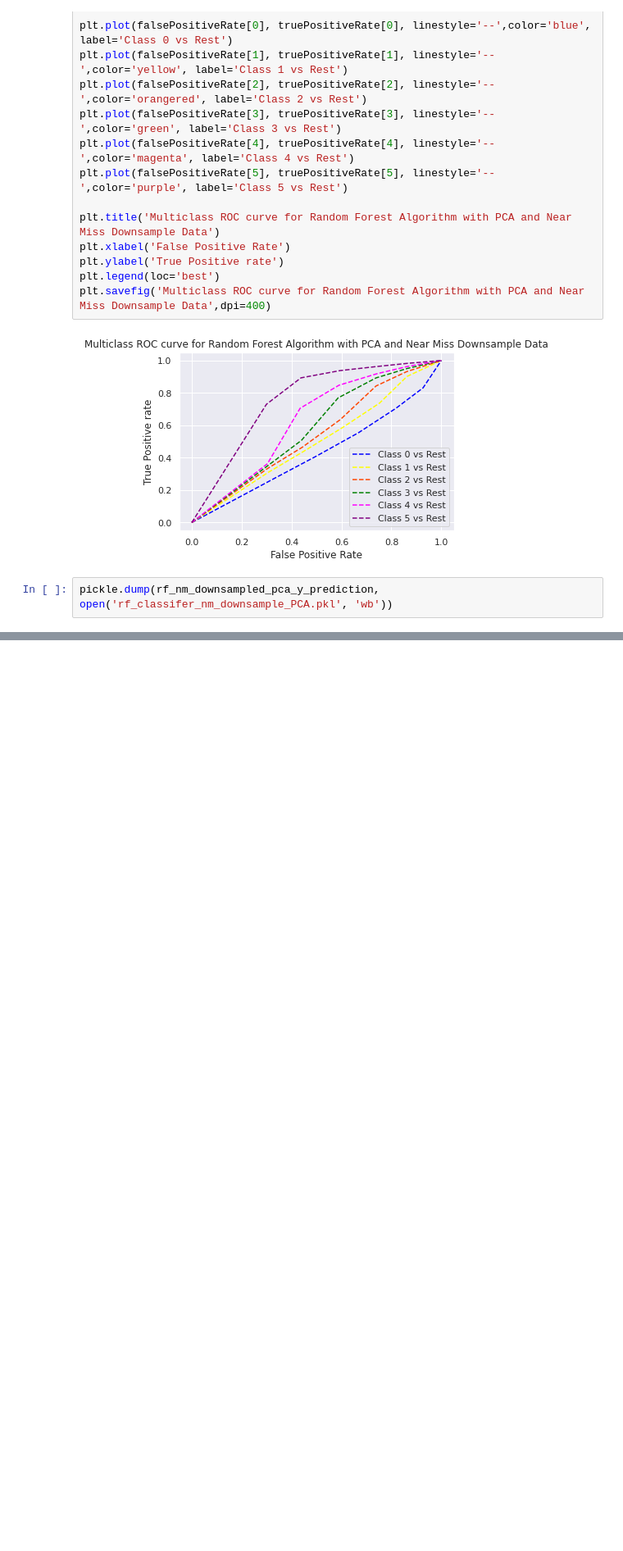
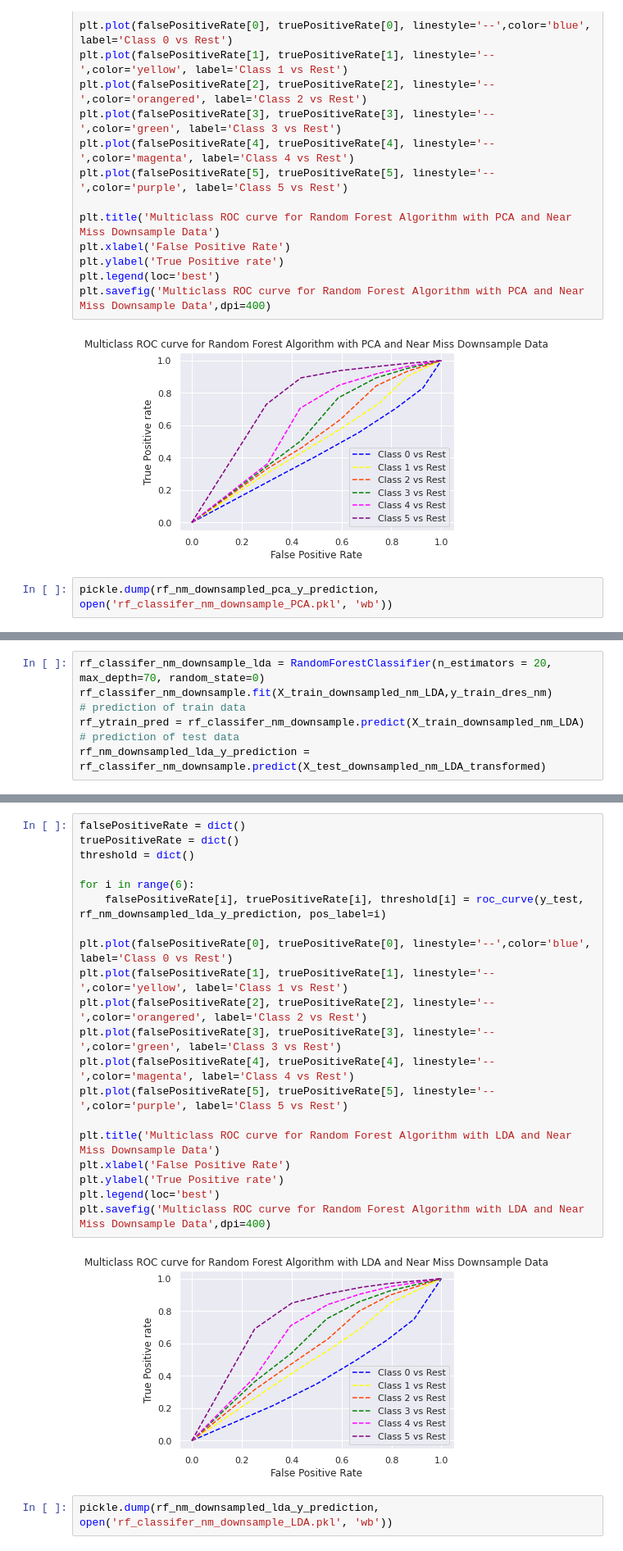
Before and after one commit to rajchoksi1997/CMPE257-Project, a Jupyter notebook: Main_Project.ipynb, the cells around one changed output, grey strips where cells are left out. Shown at 82% size. Saved outputs shown, nothing was run; the diff lists cells and outputs as text; blank space fills up the shorter version.

Commit message:
Adding Random Forest Algorithm with LDA and Near Miss Downsampled Data

```diff
--- a/Main_Project.ipynb
+++ b/Main_Project.ipynb
@@ -1417,0 +1420,7 @@ pickle.dump(rf_nm_downsampled_pca_y_prediction, open('rf_classifer_nm_downsample
+# %%
+rf_classifer_nm_downsample_lda = RandomForestClassifier(n_estimators = 20, max_depth=70, random_state=0)
+rf_classifer_nm_downsample.fit(X_train_downsampled_nm_LDA,y_train_dres_nm)
+# prediction of train data
+rf_ytrain_pred = rf_classifer_nm_downsample.predict(X_train_downsampled_nm_LDA)
+# prediction of test data
+rf_nm_downsampled_lda_y_prediction = rf_classifer_nm_downsample.predict(X_test_downsampled_nm_LDA_transformed)
@@ -1417,0 +1459,24 @@ pickle.dump(rf_nm_downsampled_pca_y_prediction, open('rf_classifer_nm_downsample
+# %%
+falsePositiveRate = dict()
+truePositiveRate = dict()
+threshold = dict()
+
+for i in range(6):
+    falsePositiveRate[i], truePositiveRate[i], threshold[i] = roc_curve(y_test, rf_nm_downsampled_lda_y_prediction, pos_label=i)
+
+plt.plot(falsePositiveRate[0], truePositiveRate[0], linestyle='--',color='blue', label='Class 0 vs Rest')
+plt.plot(falsePositiveRate[1], truePositiveRate[1], linestyle='--',color='yellow', label='Class 1 vs Rest')
+plt.plot(falsePositiveRate[2], truePositiveRate[2], linestyle='--',color='orangered', label='Class 2 vs Rest')
+plt.plot(falsePositiveRate[3], truePositiveRate[3], linestyle='--',color='green', label='Class 3 vs Rest')
+plt.plot(falsePositiveRate[4], truePositiveRate[4], linestyle='--',color='magenta', label='Class 4 vs Rest')
+plt.plot(falsePositiveRate[5], truePositiveRate[5], linestyle='--',color='purple', label='Class 5 vs Rest')
+
+plt.title('Multiclass ROC curve for Random Forest Algorithm with LDA and Near Miss Downsample Data')
+plt.xlabel('False Positive Rate')
+plt.ylabel('True Positive rate')
+plt.legend(loc='best')
+plt.savefig('Multiclass ROC curve for Random Forest Algorithm with LDA and Near Miss Downsample Data',dpi=400)
+# %% [output]
+[figure, added]
+# %%
+pickle.dump(rf_nm_downsampled_lda_y_prediction, open('rf_classifer_nm_downsample_LDA.pkl', 'wb'))
```
Also changed, not shown: parts of 3 cells of this notebook.
